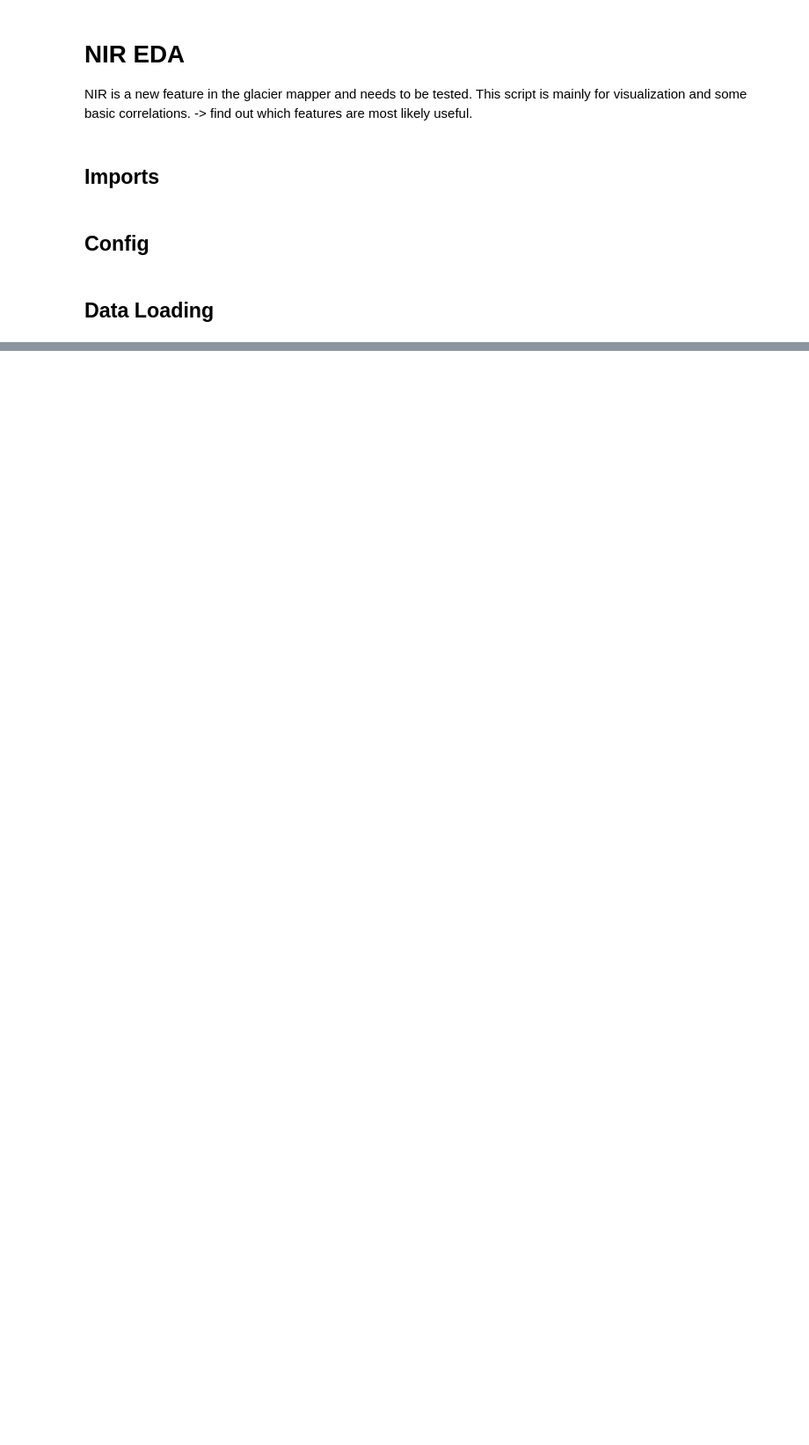
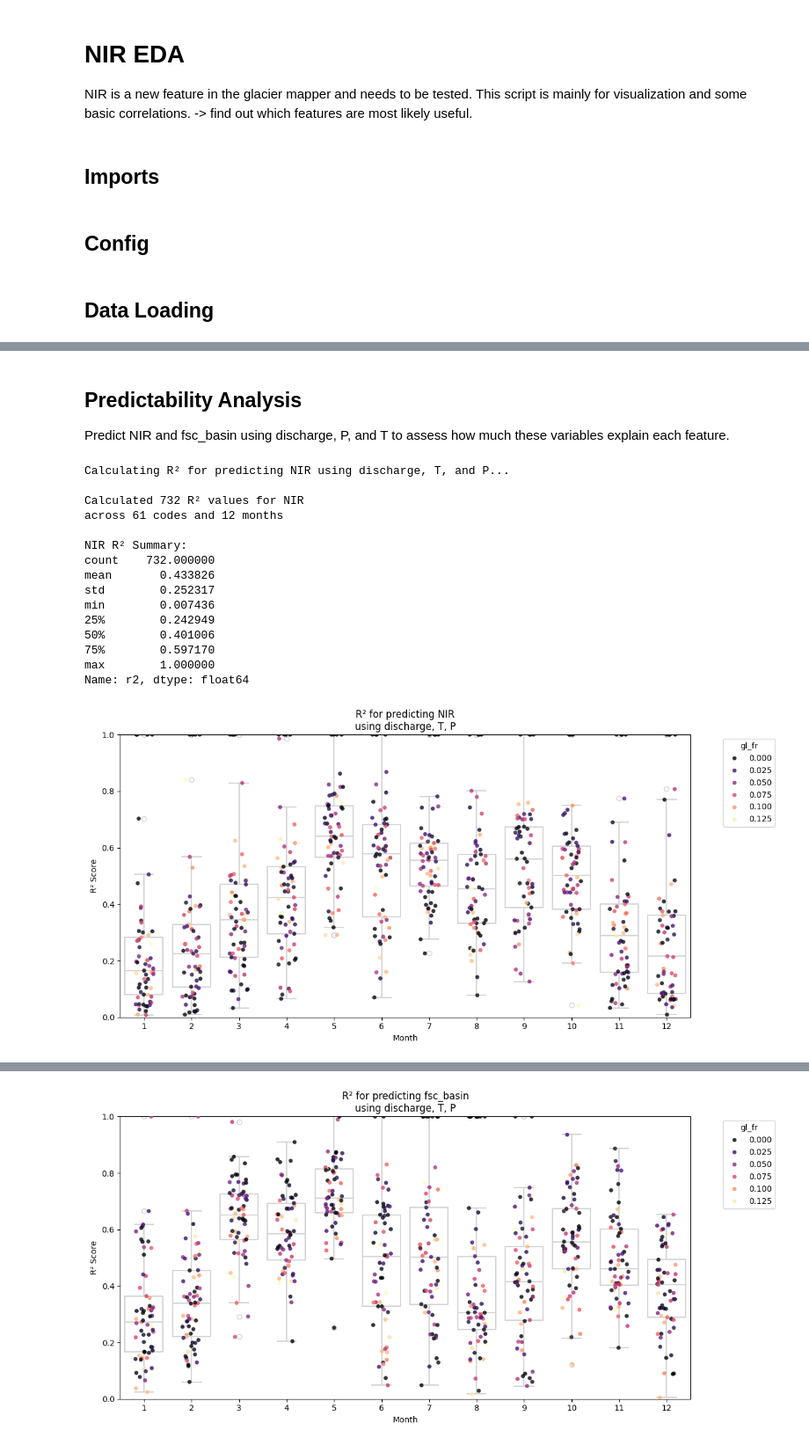
Before and after one commit to hydrosolutions/long-term-forecasting, a Jupyter notebook: notebooks/NIR_EDA.ipynb, the cells around one changed output, grey strips where cells are left out. Shown at 88% size. Drawn from its saved outputs; the diff is of its cells as text; code cells hidden in the pictures; blank space fills up the shorter version.

```diff
--- a/notebooks/NIR_EDA.ipynb
+++ b/notebooks/NIR_EDA.ipynb
@@ -268,0 +1066,4 @@ print(discharge_df)
+# %% [markdown]
+## Predictability Analysis
+
+Predict NIR and fsc_basin using discharge, P, and T to assess how much these variables explain each feature.
@@ -268,0 +1193,71 @@ print(discharge_df)
+# %%
+# Define predictors
+predictor_cols = ["discharge_roll_mean_30", "T_roll_mean_30", "P_roll_sum_30"]
+
+# Calculate R² for predicting NIR
+print("Calculating R² for predicting NIR using discharge, T, and P...")
+r2_nir = calculate_predictability_r2(
+    data=data,
+    target_col="NIR_roll_last_value_30",
+    predictor_cols=predictor_cols,
+)
+
+print(f"\nCalculated {len(r2_nir)} R² values for NIR")
+print(f"across {r2_nir['code'].nunique()} codes and {r2_nir['month'].nunique()} months")
+print("\nNIR R² Summary:")
+print(r2_nir["r2"].describe())
+
+# Plot R² for NIR
+plot_monthly_r2(
+    r2_df=r2_nir,
+    gl_fractions=gl_fractions,
+    target_name="NIR",
+    predictor_names=["discharge", "T", "P"],
+)
+
+# Calculate R² for predicting fsc_basin
+print("\n" + "="*60)
+print("Calculating R² for predicting fsc_basin using discharge, T, and P...")
+r2_fsc = calculate_predictability_r2(
+    data=data,
+    target_col="fsc_basin_roll_last_value_30",
+    predictor_cols=predictor_cols,
+)
+
+print(f"\nCalculated {len(r2_fsc)} R² values for fsc_basin")
+print(f"across {r2_fsc['code'].nunique()} codes and {r2_fsc['month'].nunique()} months")
+print("\nfsc_basin R² Summary:")
+print(r2_fsc["r2"].describe())
+
+# Plot R² for fsc_basin
+plot_monthly_r2(
+    r2_df=r2_fsc,
+    gl_fractions=gl_fractions,
+    target_name="fsc_basin",
+    predictor_names=["discharge", "T", "P"],
+)
+
+# Compare the two
+print("\n" + "="*60)
+print("Comparison of R² values:")
+print(f"Mean R² for NIR: {r2_nir['r2'].mean():.3f}")
+print(f"Mean R² for fsc_basin: {r2_fsc['r2'].mean():.3f}")
+print(f"\nMedian R² for NIR: {r2_nir['r2'].median():.3f}")
+print(f"Median R² for fsc_basin: {r2_fsc['r2'].median():.3f}")
+# %% [output]
+Calculating R² for predicting NIR using discharge, T, and P...
+
+Calculated 732 R² values for NIR
+across 61 codes and 12 months
+
+NIR R² Summary:
+count    732.000000
+mean       0.433826
+std        0.252317
+min        0.007436
+25%        0.242949
+50%        0.401006
+75%        0.597170
+max        1.000000
+Name: r2, dtype: float64
+[figure, added]
@@ -268,0 +1280 @@ print(discharge_df)
+[figure, added]
```
Also changed, not shown: parts of 21 cells of this notebook, 16 other files.
